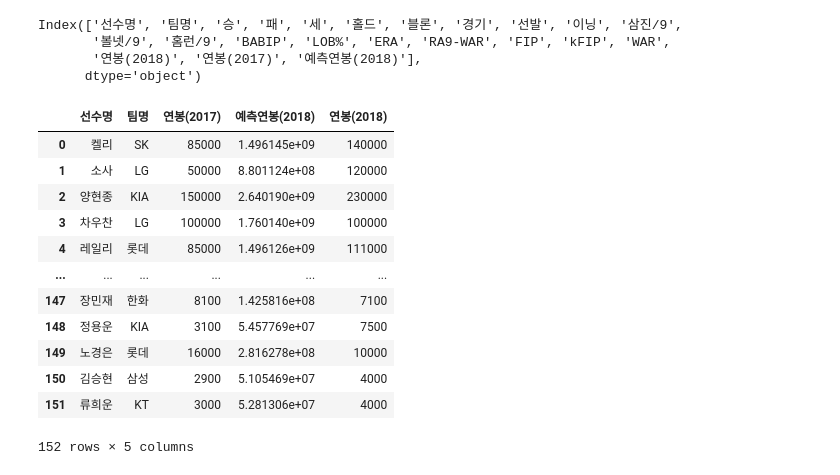
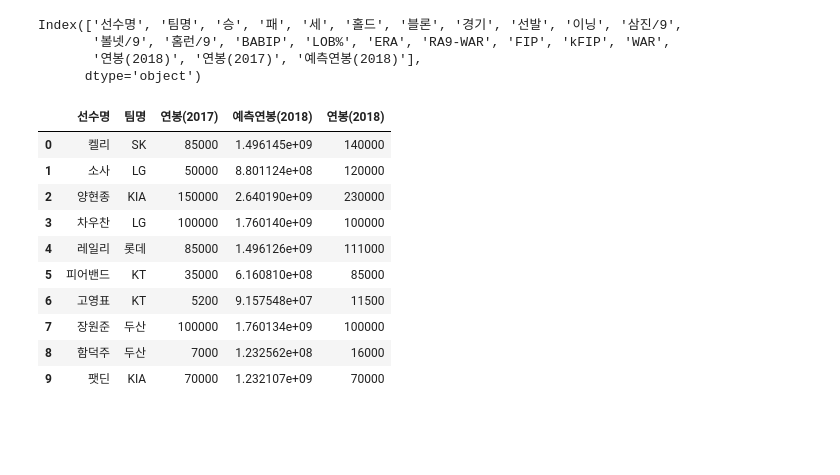
Before and after one commit to onulee/medical1, a Jupyter notebook: m0523/m0523_04_피처연봉예측.ipynb, the cells around one changed output. Saved outputs shown, nothing was run; the diff lists cells and outputs as text; code cells hidden in the pictures; blank space fills up the shorter version.

```diff
--- a/m0523/m0523_04_피처연봉예측.ipynb
+++ b/m0523/m0523_04_피처연봉예측.ipynb
@@ -519,18 +519,17 @@ Index(['선수명', '팀명', '승', '패', '세', '홀드', '블론', '경기',
       dtype='object')
 # %%
 # 작년연봉, 예측연봉, 실제연봉 출력
-picher[['선수명','팀명','연봉(2017)','예측연봉(2018)','연봉(2018)']]
+test_df = picher[['선수명','팀명','연봉(2017)','예측연봉(2018)','연봉(2018)']].head(10)
+test_df
 # %% [output]
 |  | 선수명 | 팀명 | 연봉(2017) | 예측연봉(2018) | 연봉(2018) |
 | 0 | 켈리 | SK | 85000 | 1.496145e+09 | 140000 |
 | 1 | 소사 | LG | 50000 | 8.801124e+08 | 120000 |
 | 2 | 양현종 | KIA | 150000 | 2.640190e+09 | 230000 |
 | 3 | 차우찬 | LG | 100000 | 1.760140e+09 | 100000 |
 | 4 | 레일리 | 롯데 | 85000 | 1.496126e+09 | 111000 |
-| ... | ... | ... | ... | ... | ... |
-| 147 | 장민재 | 한화 | 8100 | 1.425816e+08 | 7100 |
-| 148 | 정용운 | KIA | 3100 | 5.457769e+07 | 7500 |
-| 149 | 노경은 | 롯데 | 16000 | 2.816278e+08 | 10000 |
-| 150 | 김승현 | 삼성 | 2900 | 5.105469e+07 | 4000 |
-| 151 | 류희운 | KT | 3000 | 5.281306e+07 | 4000 |
+| 5 | 피어밴드 | KT | 35000 | 6.160810e+08 | 85000 |
+| 6 | 고영표 | KT | 5200 | 9.157548e+07 | 11500 |
+| 7 | 장원준 | 두산 | 100000 | 1.760134e+09 | 100000 |
+| 8 | 함덕주 | 두산 | 7000 | 1.232562e+08 | 16000 |
+| 9 | 팻딘 | KIA | 70000 | 1.232107e+09 | 70000 |
-152 rows × 5 columns
```
Also changed, not shown: parts of 1 cell of this notebook, 8 other files.
